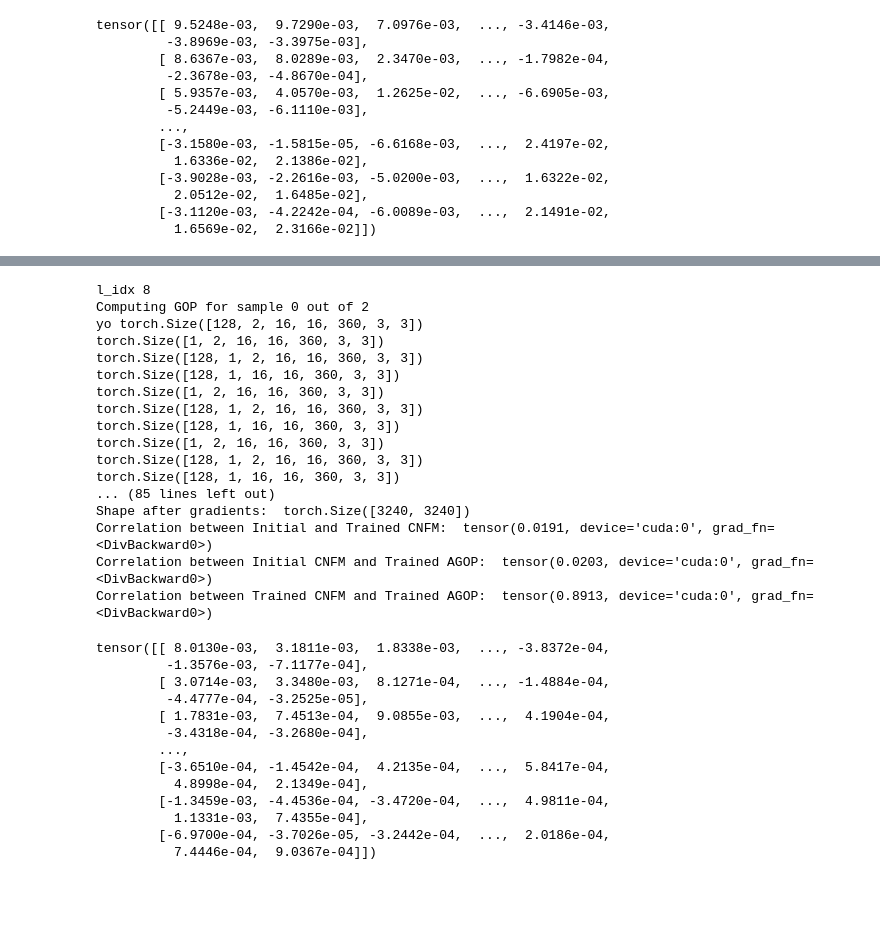
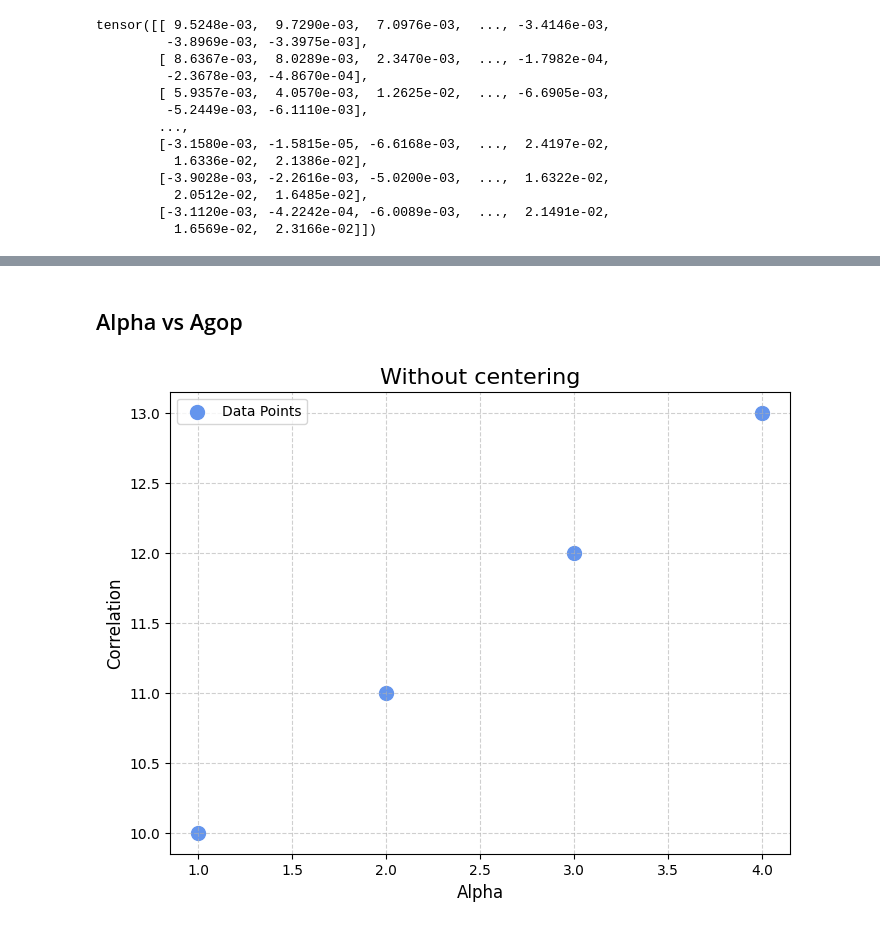
Before and after one commit to aravindadithya/DLR, a Jupyter notebook: experiments/rfm_cifar/exp1.ipynb, the cells around one changed output, grey strips where cells are left out. Saved outputs shown, nothing was run; the diff lists cells and outputs as text; code cells hidden in the pictures; blank space fills up the shorter version.

```diff
--- a/experiments/rfm_cifar/exp1.ipynb
+++ b/experiments/rfm_cifar/exp1.ipynb
@@ -865,33 +461,30 @@ tensor([[ 1.9970e-03,  1.0795e-03,  5.2341e-04,  ...,  2.5473e-04,
-# %%
-verify_NFA(net, init_net, trainloader, layer_idx=6)
-# %% [output]
-l_idx 8
-Computing GOP for sample 0 out of 2
-yo torch.Size([128, 2, 16, 16, 360, 3, 3])
-torch.Size([1, 2, 16, 16, 360, 3, 3])
-torch.Size([128, 1, 2, 16, 16, 360, 3, 3])
-torch.Size([128, 1, 16, 16, 360, 3, 3])
-torch.Size([1, 2, 16, 16, 360, 3, 3])
-torch.Size([128, 1, 2, 16, 16, 360, 3, 3])
-torch.Size([128, 1, 16, 16, 360, 3, 3])
-torch.Size([1, 2, 16, 16, 360, 3, 3])
-torch.Size([128, 1, 2, 16, 16, 360, 3, 3])
-torch.Size([128, 1, 16, 16, 360, 3, 3])
-... (85 lines left out)
-Shape after gradients:  torch.Size([3240, 3240])
-Correlation between Initial and Trained CNFM:  tensor(0.0191, device='cuda:0', grad_fn=<DivBackward0>)
-Correlation between Initial CNFM and Trained AGOP:  tensor(0.0203, device='cuda:0', grad_fn=<DivBackward0>)
-Correlation between Trained CNFM and Trained AGOP:  tensor(0.8913, device='cuda:0', grad_fn=<DivBackward0>)
-tensor([[ 8.0130e-03,  3.1811e-03,  1.8338e-03,  ..., -3.8372e-04,
-         -1.3576e-03, -7.1177e-04],
-        [ 3.0714e-03,  3.3480e-03,  8.1271e-04,  ..., -1.4884e-04,
-         -4.4777e-04, -3.2525e-05],
-        [ 1.7831e-03,  7.4513e-04,  9.0855e-03,  ...,  4.1904e-04,
-         -3.4318e-04, -3.2680e-04],
-        ...,
-        [-3.6510e-04, -1.4542e-04,  4.2135e-04,  ...,  5.8417e-04,
-          4.8998e-04,  2.1349e-04],
-        [-1.3459e-03, -4.4536e-04, -3.4720e-04,  ...,  4.9811e-04,
-          1.1331e-03,  7.4355e-04],
-        [-6.9700e-04, -3.7026e-05, -3.2442e-04,  ...,  2.0186e-04,
-          7.4446e-04,  9.0367e-04]])
+# %% [markdown]
+## Alpha vs Agop
+# %%
+import torch
+import matplotlib.pyplot as plt
+
+
+x_coords = [1,2,3,4]
+y_coords = [10,11,12,13]
+
+# 3. Create the plot
+plt.figure(figsize=(8, 6))
+
+# Plot the points as a scatter plot
+plt.scatter(x_coords, y_coords, color='cornflowerblue', marker='o', s=100, label='Data Points')
+
+# Plot the line connecting the points
+#plt.plot(x_coords, y_coords, color='darkorange', linestyle='-', linewidth=2, label='Connecting Line')
+
+# 4. Add labels, title, and grid for better readability
+plt.title('Without centering', fontsize=16)
+plt.xlabel('Alpha', fontsize=12)
+plt.ylabel('Correlation', fontsize=12)
+plt.grid(True, linestyle='--', alpha=0.6)
+plt.legend()
+
+# 5. Display the graph
+plt.show()
+# %% [output]
+[figure, added]
```
Also changed, not shown: parts of 10 cells of this notebook, 1 other file.
